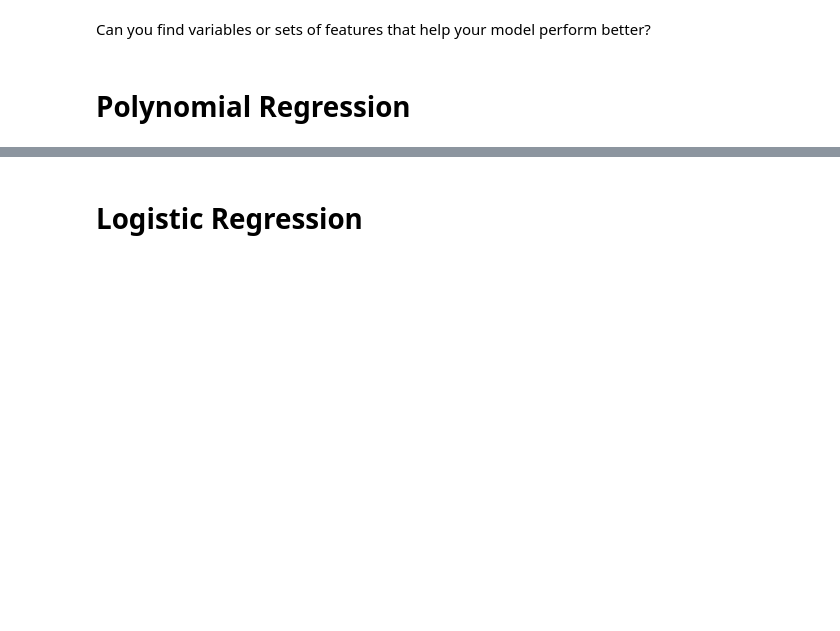
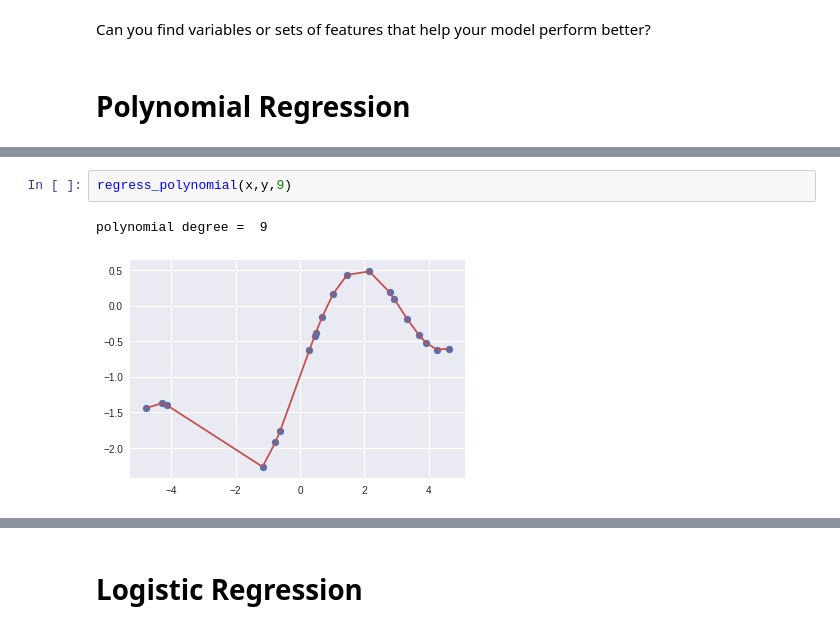
Before and after one commit to olibel270/Workshop1JupyterNote, a Jupyter notebook: kernel.ipynb, the cells around one changed output, grey strips where cells are left out. Cells and saved outputs as stored; diff of their text form; blank space fills up the shorter version.

```diff
--- a/kernel.ipynb
+++ b/kernel.ipynb
@@ -821,0 +814,5 @@ Can you find variables or sets of features that help your model perform better?
+# %%
+regress_polynomial(x,y,9)
+# %% [output]
+polynomial degree =  9
+[figure, added]
```
Also changed, not shown: parts of 66 cells of this notebook.
